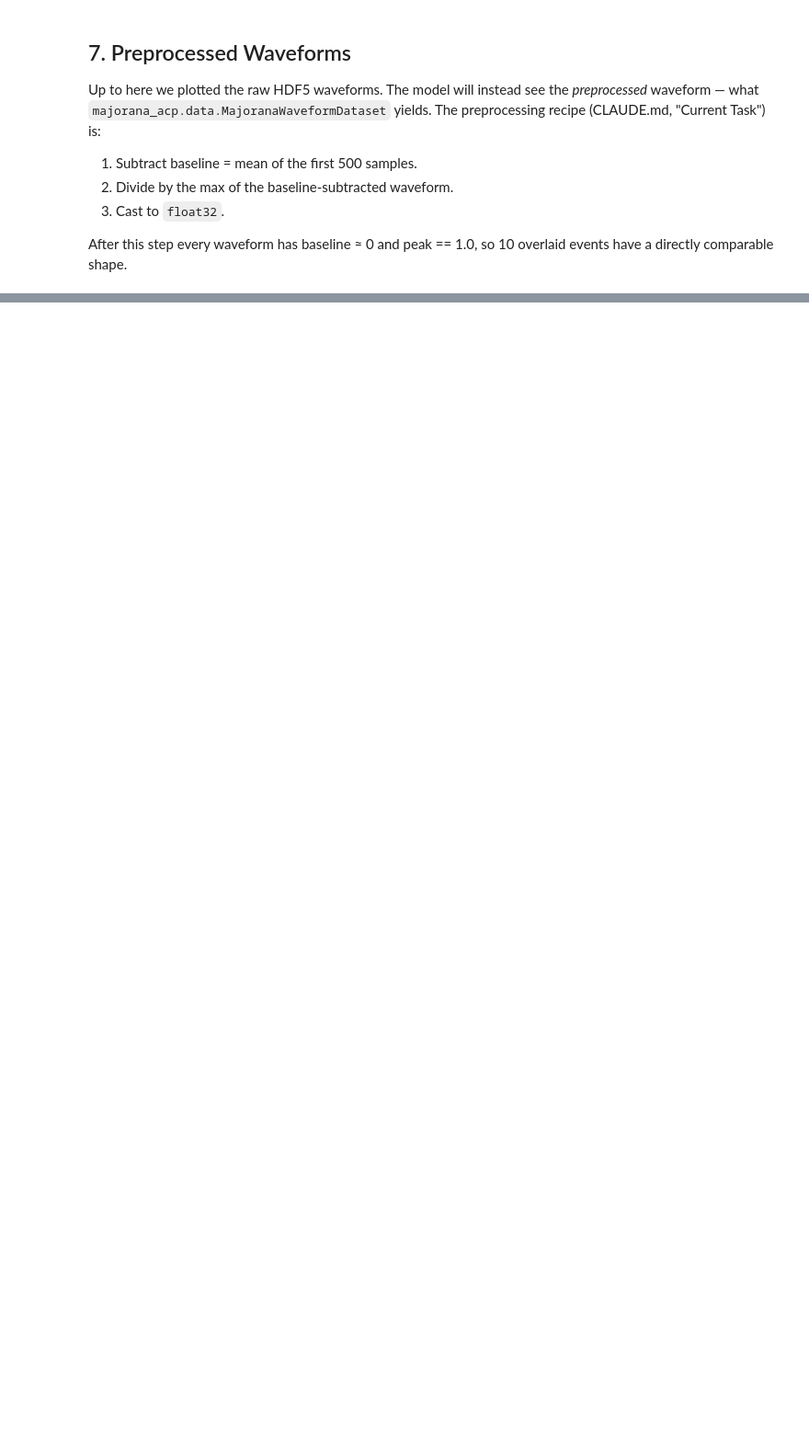
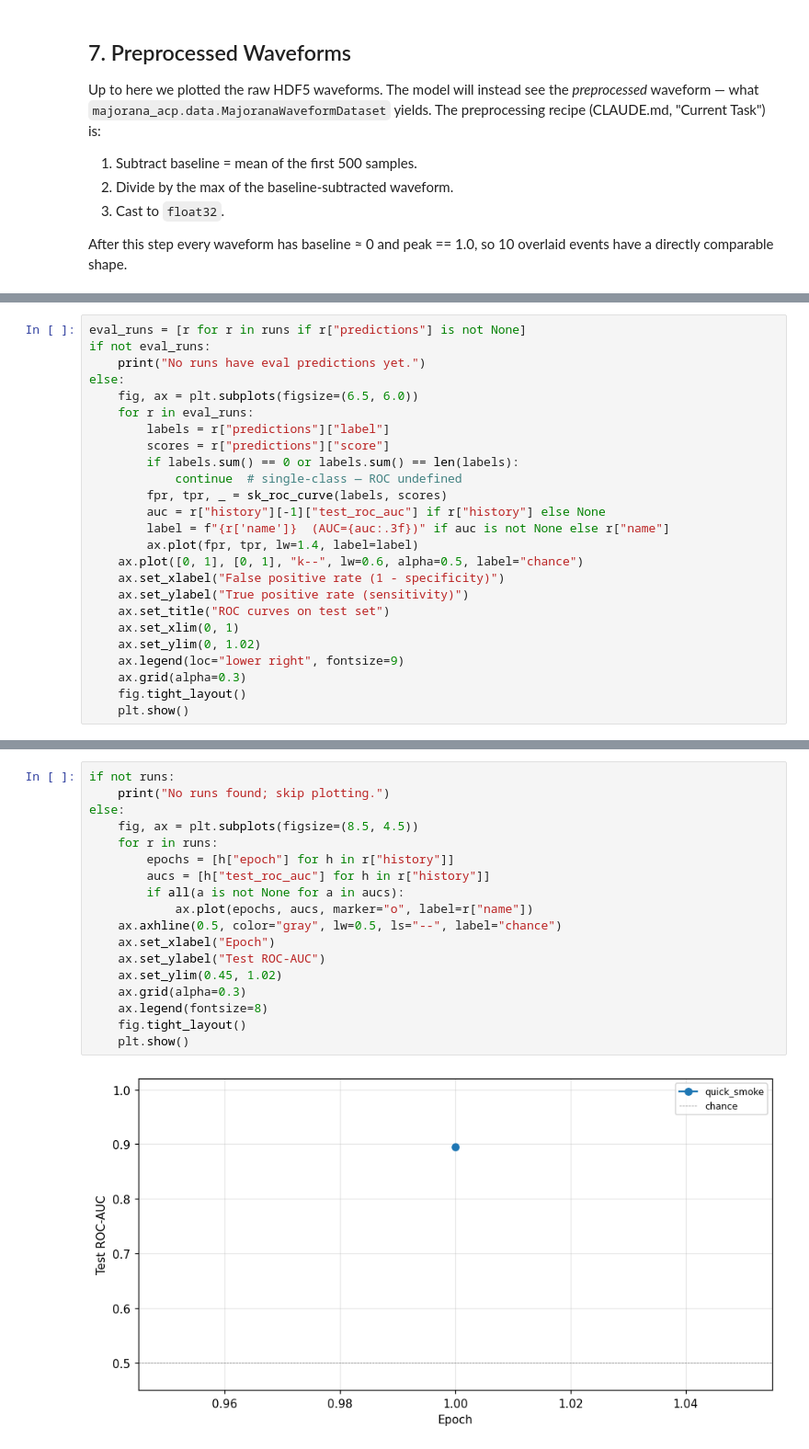
Before and after one commit to Galileo-Sandbox/MAJORANA_ACP, a Jupyter notebook: notebooks/data_visualization.ipynb, the cells around one changed output, grey strips where cells are left out. Shown at 92% size. Cells and saved outputs as stored; diff of their text form; blank space fills up the shorter version.

```diff
--- a/notebooks/data_visualization.ipynb
+++ b/notebooks/data_visualization.ipynb
@@ -396,0 +530,25 @@ plt.show()
+# %%
+eval_runs = [r for r in runs if r["predictions"] is not None]
+if not eval_runs:
+    print("No runs have eval predictions yet.")
+else:
+    fig, ax = plt.subplots(figsize=(6.5, 6.0))
+    for r in eval_runs:
+        labels = r["predictions"]["label"]
+        scores = r["predictions"]["score"]
+        if labels.sum() == 0 or labels.sum() == len(labels):
+            continue  # single-class — ROC undefined
+        fpr, tpr, _ = sk_roc_curve(labels, scores)
+        auc = r["history"][-1]["test_roc_auc"] if r["history"] else None
+        label = f"{r['name']}  (AUC={auc:.3f})" if auc is not None else r["name"]
+        ax.plot(fpr, tpr, lw=1.4, label=label)
+    ax.plot([0, 1], [0, 1], "k--", lw=0.6, alpha=0.5, label="chance")
+    ax.set_xlabel("False positive rate (1 - specificity)")
+    ax.set_ylabel("True positive rate (sensitivity)")
+    ax.set_title("ROC curves on test set")
+    ax.set_xlim(0, 1)
+    ax.set_ylim(0, 1.02)
+    ax.legend(loc="lower right", fontsize=9)
+    ax.grid(alpha=0.3)
+    fig.tight_layout()
+    plt.show()
@@ -396,0 +564,20 @@ plt.show()
+# %%
+if not runs:
+    print("No runs found; skip plotting.")
+else:
+    fig, ax = plt.subplots(figsize=(8.5, 4.5))
+    for r in runs:
+        epochs = [h["epoch"] for h in r["history"]]
+        aucs = [h["test_roc_auc"] for h in r["history"]]
+        if all(a is not None for a in aucs):
+            ax.plot(epochs, aucs, marker="o", label=r["name"])
+    ax.axhline(0.5, color="gray", lw=0.5, ls="--", label="chance")
+    ax.set_xlabel("Epoch")
+    ax.set_ylabel("Test ROC-AUC")
+    ax.set_ylim(0.45, 1.02)
+    ax.grid(alpha=0.3)
+    ax.legend(fontsize=8)
+    fig.tight_layout()
+    plt.show()
+# %% [output]
+[figure, added]
```
Also changed, not shown: parts of 12 cells of this notebook.
